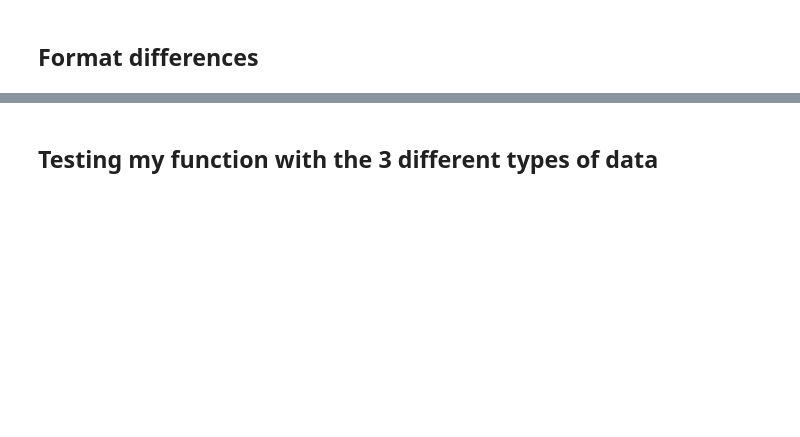
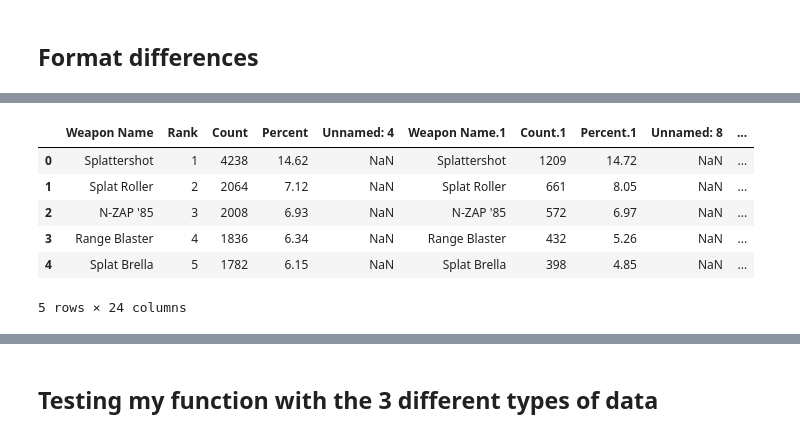
Before and after one commit to Rokushou/Splatoon2_Meta_EDA, a Jupyter notebook: Pipeline.ipynb, the cells around one changed output, grey strips where cells are left out. Cells and saved outputs as stored; diff of their text form; code cells hidden in the pictures; blank space fills up the shorter version.

```diff
--- a/Pipeline.ipynb
+++ b/Pipeline.ipynb
@@ -147,6 +152,14 @@ FileNotFoundError: [Errno 2] File b'data/10_28-11_3.csv' does not exist: b'data/
 # %%
 # week 4 has 2 unnecessary header rows
-test = pd.read_csv('data/11_18-11_24.csv', skiprows=2)
+test = pd.read_csv('data/raw/Week 4 11_18-11_24.csv', skiprows=2)
 test.head()
+# %% [output]
+|  | Weapon Name | Rank | Count | Percent | Unnamed: 4 | Weapon Name.1 | Count.1 | Percent.1 | Unnamed: 8 | ... |
+| 0 | Splattershot | 1 | 4238 | 14.62 | NaN | Splattershot | 1209 | 14.72 | NaN | ... |
+| 1 | Splat Roller | 2 | 2064 | 7.12 | NaN | Splat Roller | 661 | 8.05 | NaN | ... |
+| 2 | N-ZAP '85 | 3 | 2008 | 6.93 | NaN | N-ZAP '85 | 572 | 6.97 | NaN | ... |
+| 3 | Range Blaster | 4 | 1836 | 6.34 | NaN | Range Blaster | 432 | 5.26 | NaN | ... |
+| 4 | Splat Brella | 5 | 1782 | 6.15 | NaN | Splat Brella | 398 | 4.85 | NaN | ... |
+5 rows × 24 columns
 # %%
 #all files from week 5 have 1 unnecessary header row and 'pct' instead of 'Percent'
```
Also changed, not shown: parts of 10 cells of this notebook.
